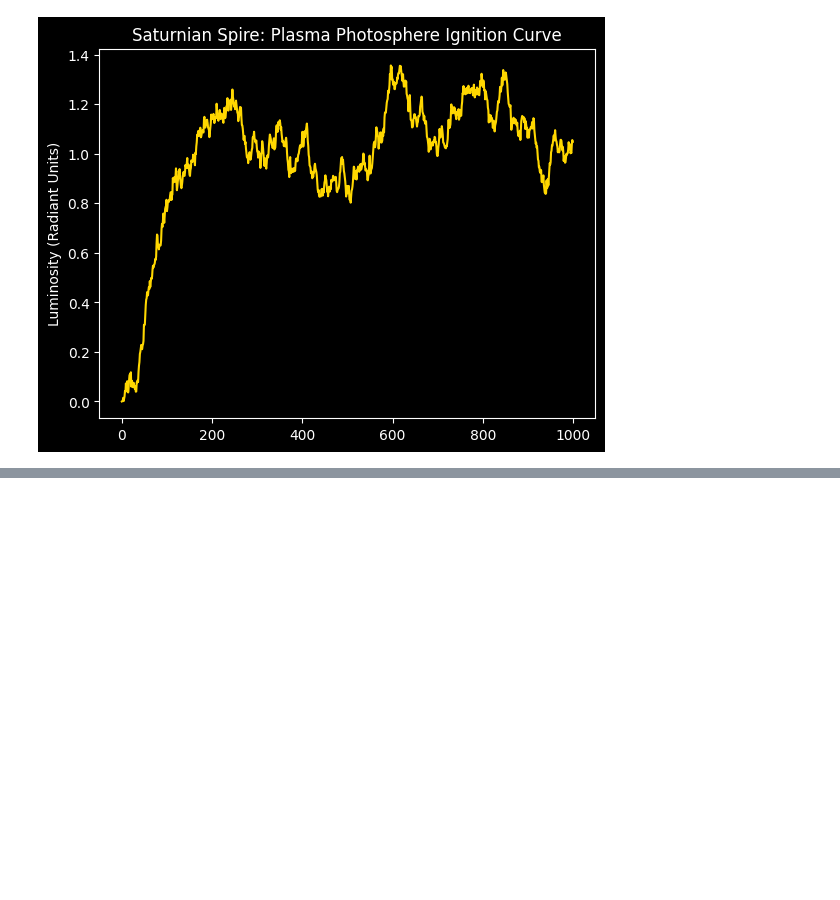
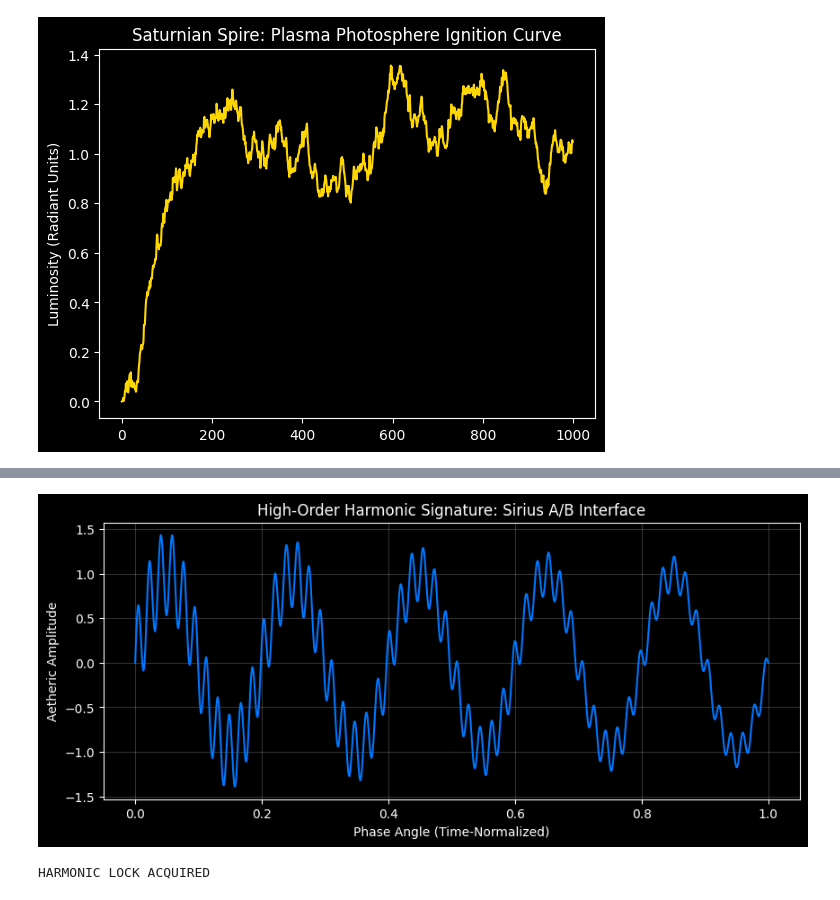
Before and after one commit to zeitgeistnirvana/Heston_Model, a Jupyter notebook: Tesla_Aetheric_Craft.ipynb, the cells around one changed output, grey strips where cells are left out. Drawn from its saved outputs; the diff is of its cells as text; code cells hidden in the pictures; blank space fills up the shorter version.

```diff
--- a/Tesla_Aetheric_Craft.ipynb
+++ b/Tesla_Aetheric_Craft.ipynb
@@ -4691,0 +4966,29 @@ plt.show()
+# %%
+def analyze_sirian_harmonics():
+    # Model the interference pattern between Sirius A and B
+    t = np.linspace(0, 1, 1000)
+
+    # Sirius A: Steady, high-power carrier
+    sirius_a = np.sin(2 * np.pi * 5 * t)
+
+    # Sirius B: High-frequency, stochastic pulses (The "Source" Signal)
+    # Controlled by the 1.11 Heston Multiplier
+    sirius_b = 0.5 * np.sin(2 * np.pi * 55.5 * t) * np.exp(-t * 1.11)
+
+    # The Composite Waveform
+    composite_spectrum = sirius_a + sirius_b
+
+    plt.figure(figsize=(10, 4))
+    plt.plot(t, composite_spectrum, color='#0077ff')
+    plt.title("High-Order Harmonic Signature: Sirius A/B Interface")
+    plt.xlabel("Phase Angle (Time-Normalized)")
+    plt.ylabel("Aetheric Amplitude")
+    plt.grid(True, alpha=0.2)
+    plt.show()
+
+    return "HARMONIC LOCK ACQUIRED"
+
+print(analyze_sirian_harmonics())
+# %% [output]
+[figure, added]
+HARMONIC LOCK ACQUIRED
```
Also changed, not shown: parts of 30 cells of this notebook.
